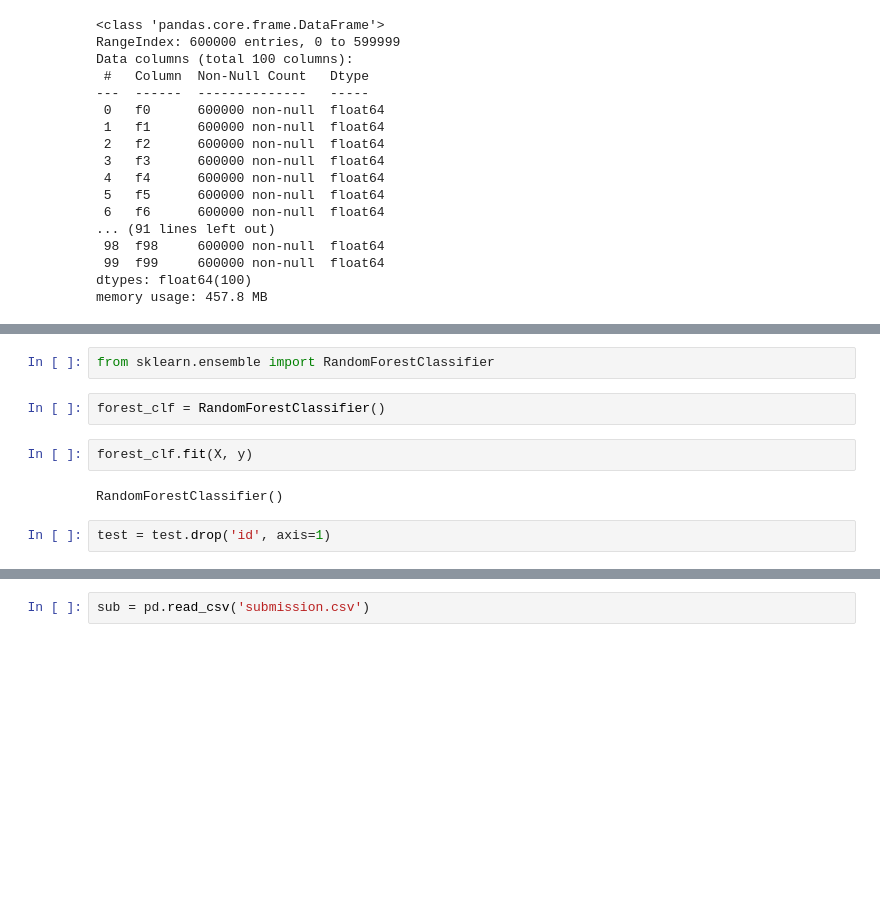
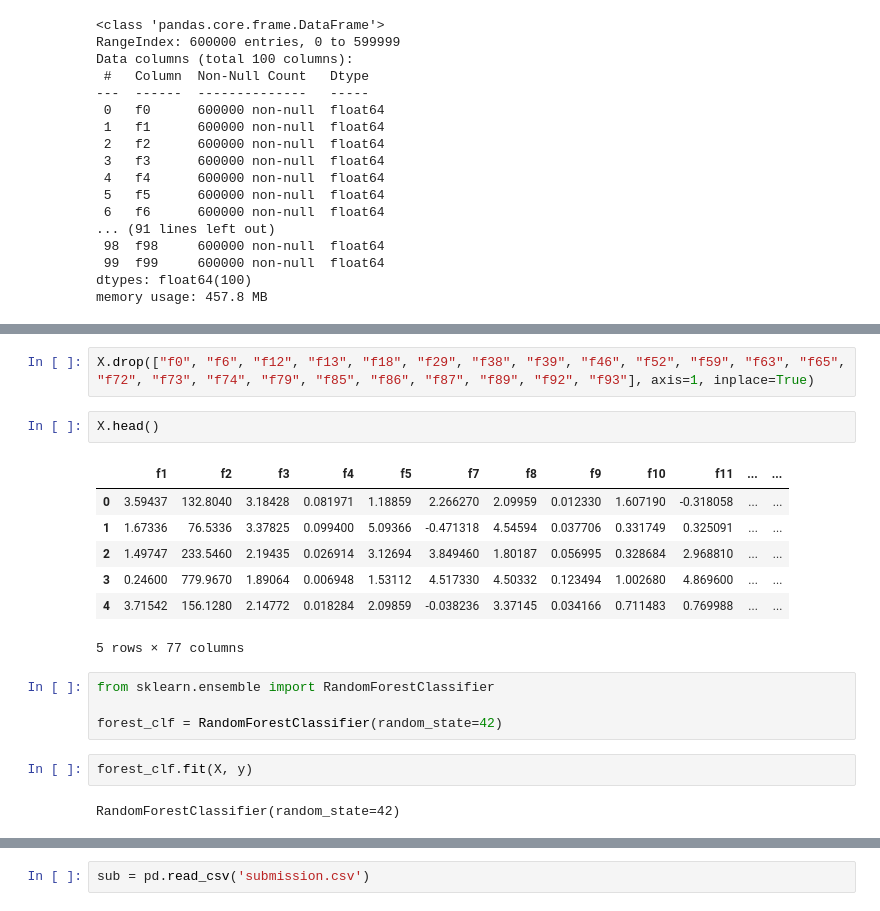
Before and after one commit to satani99/Kaggle-Tabuler-Playground-Nov-2021, a Jupyter notebook: solution.ipynb, the cells around one changed output, grey strips where cells are left out. Saved outputs shown, nothing was run; the diff lists cells and outputs as text; blank space fills up the shorter version.

```diff
--- a/solution.ipynb
+++ b/solution.ipynb
@@ -51,10 +71,20 @@ memory usage: 457.8 MB
+# %%
+X.drop(["f0", "f6", "f12", "f13", "f18", "f29", "f38", "f39", "f46", "f52", "f59", "f63", "f65", "f72", "f73", "f74", "f79", "f85", "f86", "f87", "f89", "f92", "f93"], axis=1, inplace=True)
+# %%
+X.head()
+# %% [output]
+|  | f1 | f2 | f3 | f4 | f5 | f7 | f8 | f9 | f10 | f11 | ... | ... |
+| 0 | 3.59437 | 132.8040 | 3.18428 | 0.081971 | 1.18859 | 2.266270 | 2.09959 | 0.012330 | 1.607190 | -0.318058 | ... | ... |
+| 1 | 1.67336 | 76.5336 | 3.37825 | 0.099400 | 5.09366 | -0.471318 | 4.54594 | 0.037706 | 0.331749 | 0.325091 | ... | ... |
+| 2 | 1.49747 | 233.5460 | 2.19435 | 0.026914 | 3.12694 | 3.849460 | 1.80187 | 0.056995 | 0.328684 | 2.968810 | ... | ... |
+| 3 | 0.24600 | 779.9670 | 1.89064 | 0.006948 | 1.53112 | 4.517330 | 4.50332 | 0.123494 | 1.002680 | 4.869600 | ... | ... |
+| 4 | 3.71542 | 156.1280 | 2.14772 | 0.018284 | 2.09859 | -0.038236 | 3.37145 | 0.034166 | 0.711483 | 0.769988 | ... | ... |
+5 rows × 77 columns
 # %%
 from sklearn.ensemble import RandomForestClassifier
+
+forest_clf = RandomForestClassifier(random_state=42)
-# %%
-forest_clf = RandomForestClassifier()
 # %%
 forest_clf.fit(X, y)
 # %% [output]
-RandomForestClassifier()
+RandomForestClassifier(random_state=42)
-# %%
-test = test.drop('id', axis=1)
```
Also changed, not shown: parts of 16 cells of this notebook.
